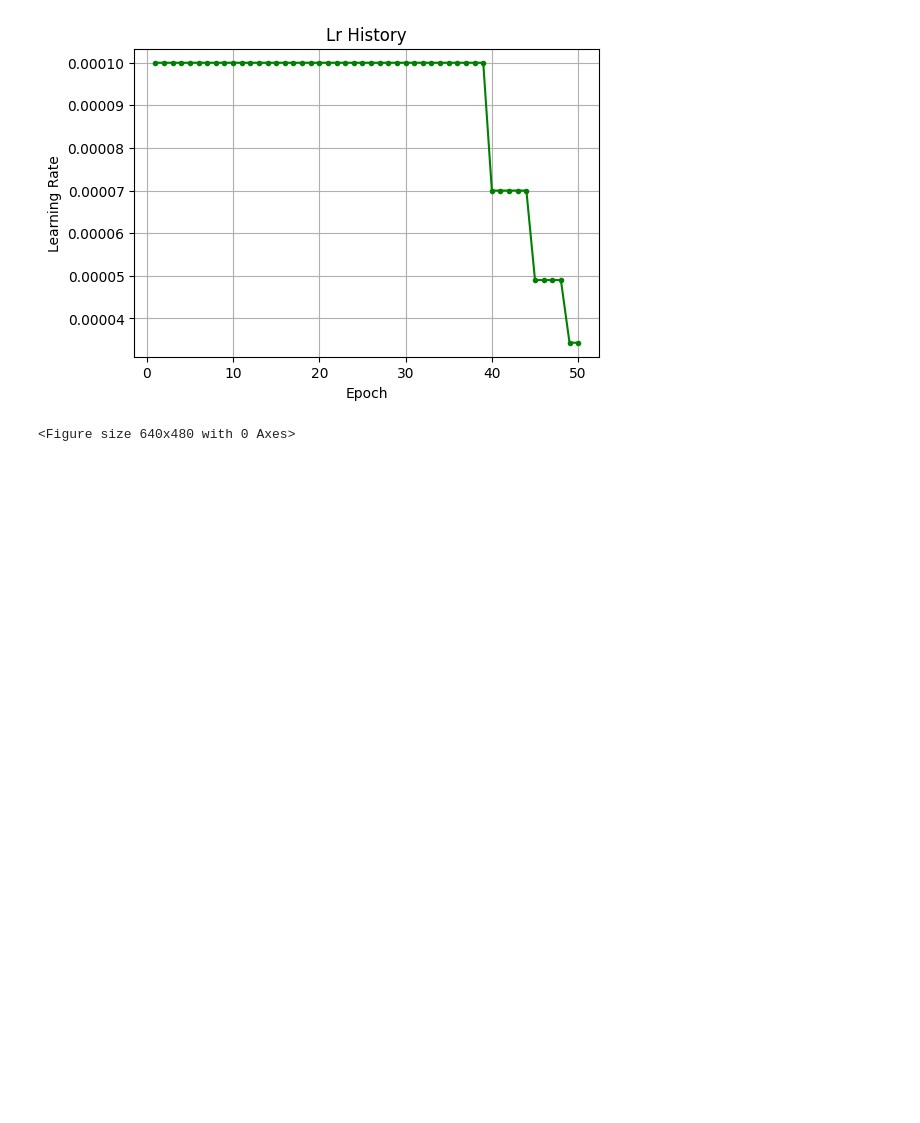
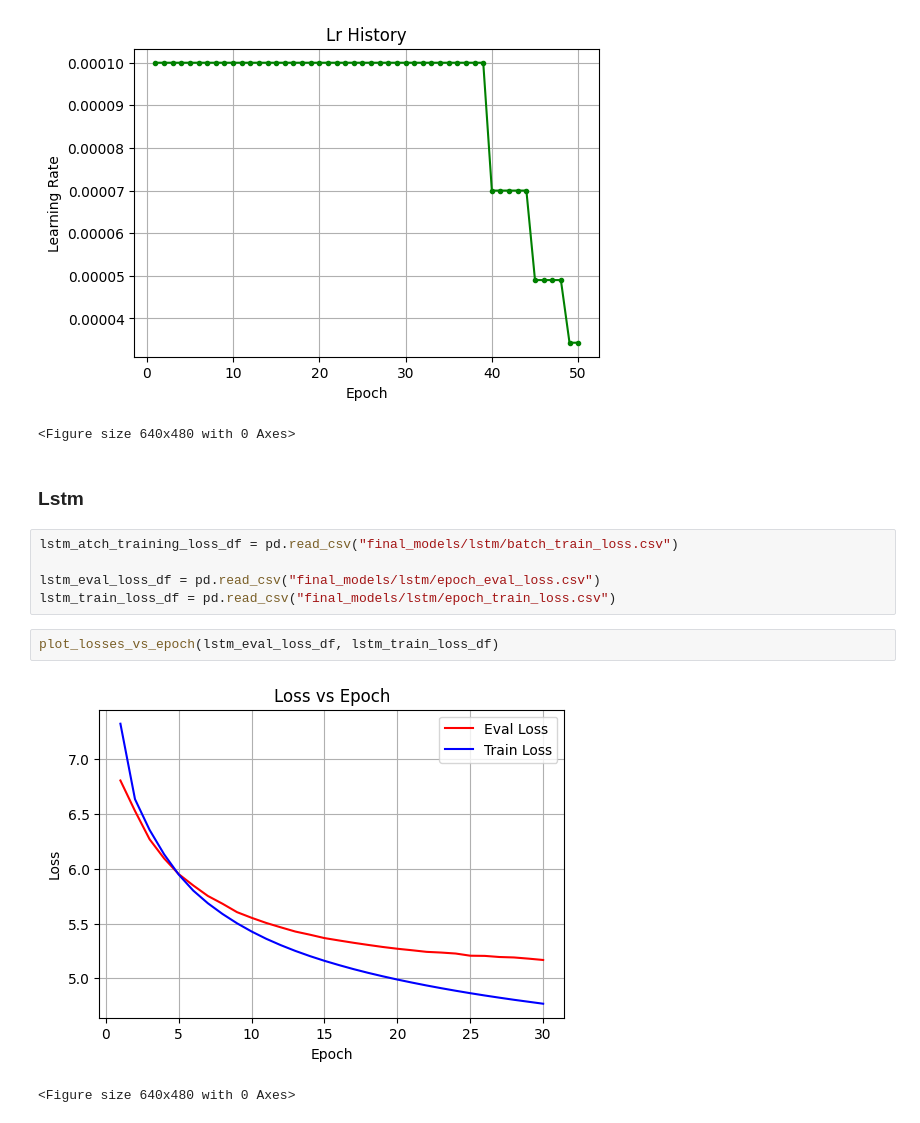
Before and after one commit to JerzyCode/computional_linguistic, a Jupyter notebook: lab1_language_models/results.ipynb, the cells around one changed output. Saved outputs shown, nothing was run; the diff lists cells and outputs as text; blank space fills up the shorter version.

```diff
--- a/lab1_language_models/results.ipynb
+++ b/lab1_language_models/results.ipynb
@@ -100,3 +100,15 @@ plot_lr(lr_change_df)
 # %% [output]
 [figure]
 <Figure size 640x480 with 0 Axes>
+# %% [markdown]
+### Lstm
+# %%
+lstm_atch_training_loss_df = pd.read_csv("final_models/lstm/batch_train_loss.csv")
+
+lstm_eval_loss_df = pd.read_csv("final_models/lstm/epoch_eval_loss.csv")
+lstm_train_loss_df = pd.read_csv("final_models/lstm/epoch_train_loss.csv")
+# %%
+plot_losses_vs_epoch(lstm_eval_loss_df, lstm_train_loss_df)
+# %% [output]
+[figure, added]
+<Figure size 640x480 with 0 Axes>
```
Also changed, not shown: parts of 9 cells of this notebook, 6 other files.
